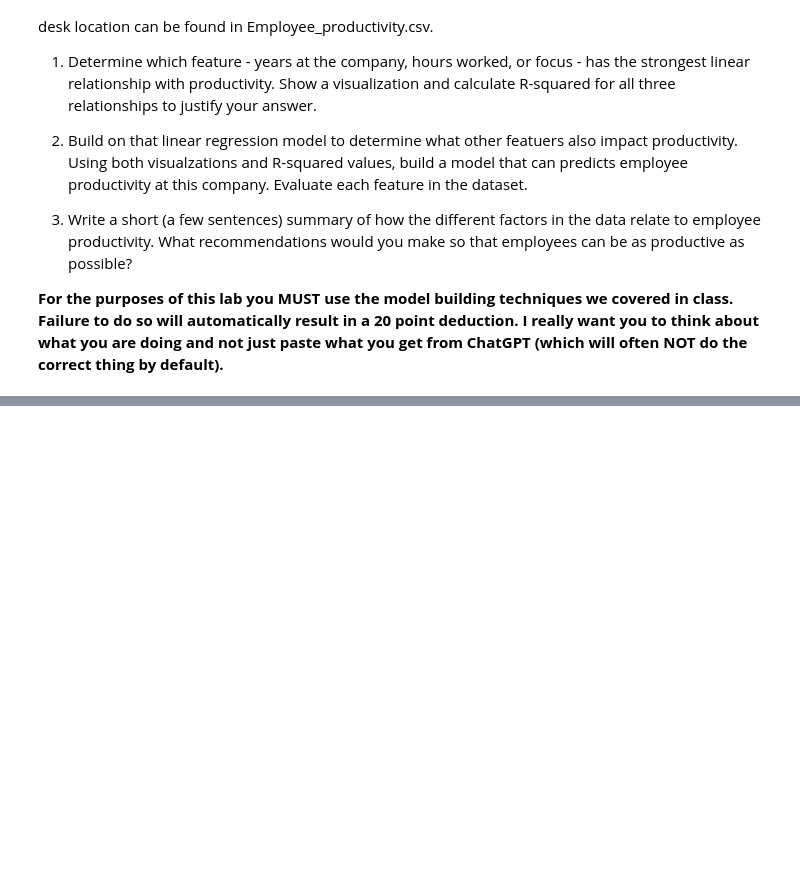
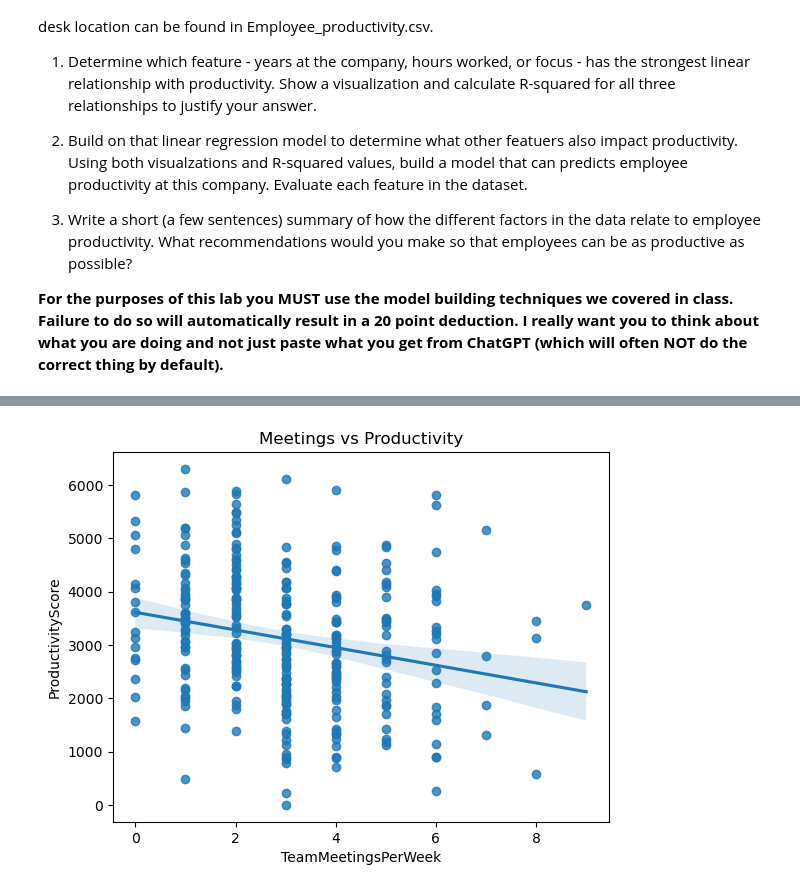
Before and after one commit to Mortal-Atlas/Data_Visualization_And_Modeling, a Jupyter notebook: Lab/3.3 Visualizing Relationships Between Quantitative Features Lab-Copy1.ipynb, the cells around one changed output, grey strips where cells are left out. Saved outputs shown, nothing was run; the diff lists cells and outputs as text; code cells hidden in the pictures; blank space fills up the shorter version.

```diff
--- a/Lab/3.3 Visualizing Relationships Between Quantitative Features Lab-Copy1.ipynb
+++ b/Lab/3.3 Visualizing Relationships Between Quantitative Features Lab-Copy1.ipynb
@@ -23,0 +92,7 @@ The consulting agency carefully collected data on a number of factors including
+# %%
+plt.figure()
+sns.regplot(data=df, x='TeamMeetingsPerWeek', y='ProductivityScore')
+plt.title('Meetings vs Productivity')
+plt.show()
+# %% [output]
+[figure, added]
```
Also changed, not shown: parts of 8 cells of this notebook.
